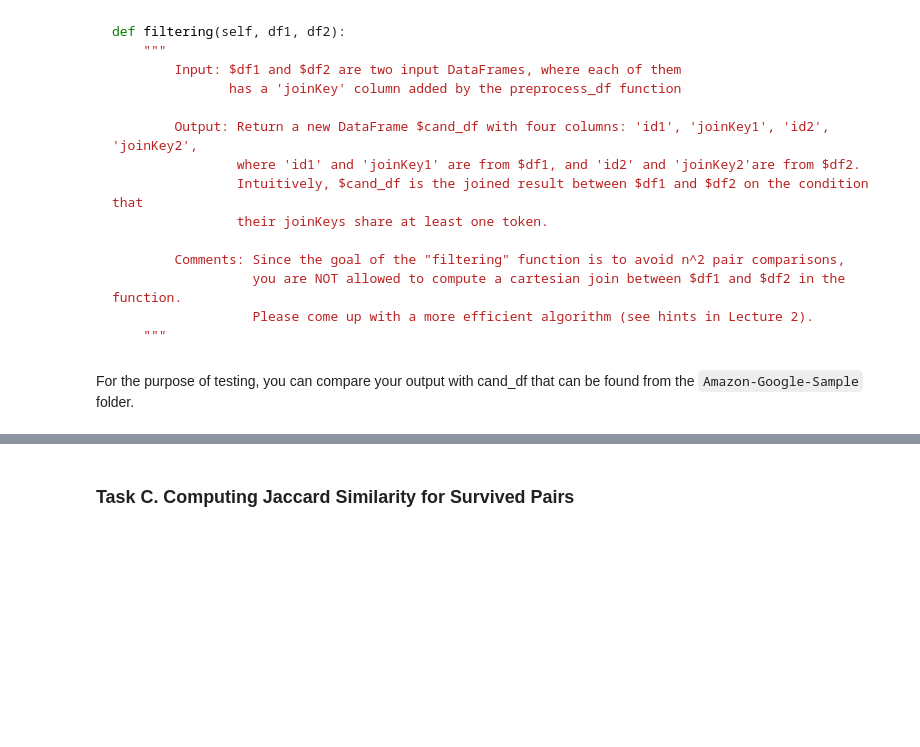
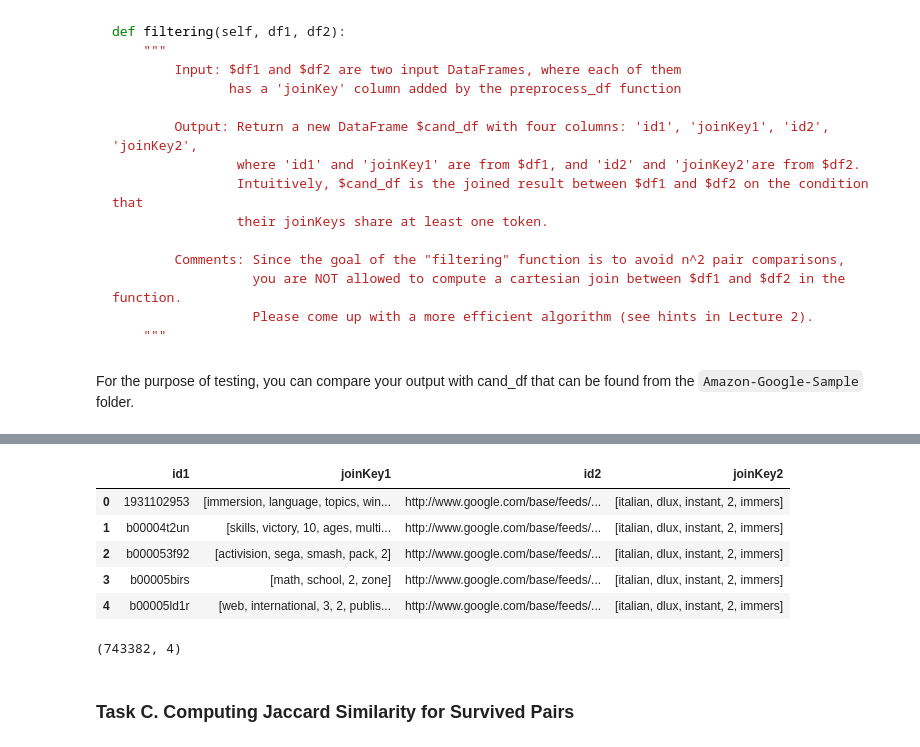
Before and after one commit to kgdarshaun/bigdata-cmpt733, a Jupyter notebook: Assignments/A2/A2-1.ipynb, the cells around one changed output, grey strips where cells are left out. Cells and saved outputs as stored; diff of their text form; code cells hidden in the pictures; blank space fills up the shorter version.

```diff
--- a/Assignments/A2/A2-1.ipynb
+++ b/Assignments/A2/A2-1.ipynb
@@ -218,3 +224,43 @@ candy_df = df1['id'] + df1['joinKey']
+# %%
+amazon_short = amazon[['id', 'joinKey']]
+google_short = google[['id', 'joinKey']]
+amazon_exploded = amazon_short.set_index('id') \
+								.apply(pd.Series.explode) \
+								.reset_index() \
+								.set_index('joinKey')
+google_exploded = google_short.set_index('id') \
+								.apply(pd.Series.explode) \
+								.reset_index() \
+								.set_index('joinKey')
+
+# print(amazon_exploded.shape)
+# print(google_exploded.shape)
+
+common_tokens = amazon_exploded.join(google_exploded, how='inner', lsuffix='1', rsuffix='2')
+
+# common_tokens.reset_index(drop=True).drop_duplicates()
+
+common_tokens_with_count = common_tokens.groupby(['id1', 'id2']) \
+										.size() \
+										.reset_index(name='r_intersect_s')
+
+cand_df = common_tokens_with_count.merge(amazon_short.rename(columns={'id':'id1', 'joinKey':'joinKey1'}), on='id1') \
+									.merge(google_short.rename(columns={'id':'id2', 'joinKey':'joinKey2'}), on='id2') \
+									[['id1', 'joinKey1', 'id2', 'joinKey2']]
+
+
+display(cand_df.head(5))
+print(cand_df.shape)
+
+cand_df.to_csv("cand_df.csv", index=False)
+# %% [output]
+|  | id1 | joinKey1 | id2 | joinKey2 |
+| 0 | 1931102953 | [immersion, language, topics, win... | http://www.google.com/base/feeds/... | [italian, dlux, instant, 2, immers] |
+| 1 | b00004t2un | [skills, victory, 10, ages, multi... | http://www.google.com/base/feeds/... | [italian, dlux, instant, 2, immers] |
+| 2 | b000053f92 | [activision, sega, smash, pack, 2] | http://www.google.com/base/feeds/... | [italian, dlux, instant, 2, immers] |
+| 3 | b00005birs | [math, school, 2, zone] | http://www.google.com/base/feeds/... | [italian, dlux, instant, 2, immers] |
+| 4 | b00005ld1r | [web, international, 3, 2, publis... | http://www.google.com/base/feeds/... | [italian, dlux, instant, 2, immers] |
+(743382, 4)
 # %% [markdown]
 ### Task C. Computing Jaccard Similarity for Survived Pairs
 # %% [markdown]
```
Also changed, not shown: parts of 6 cells of this notebook, 4 other files.
